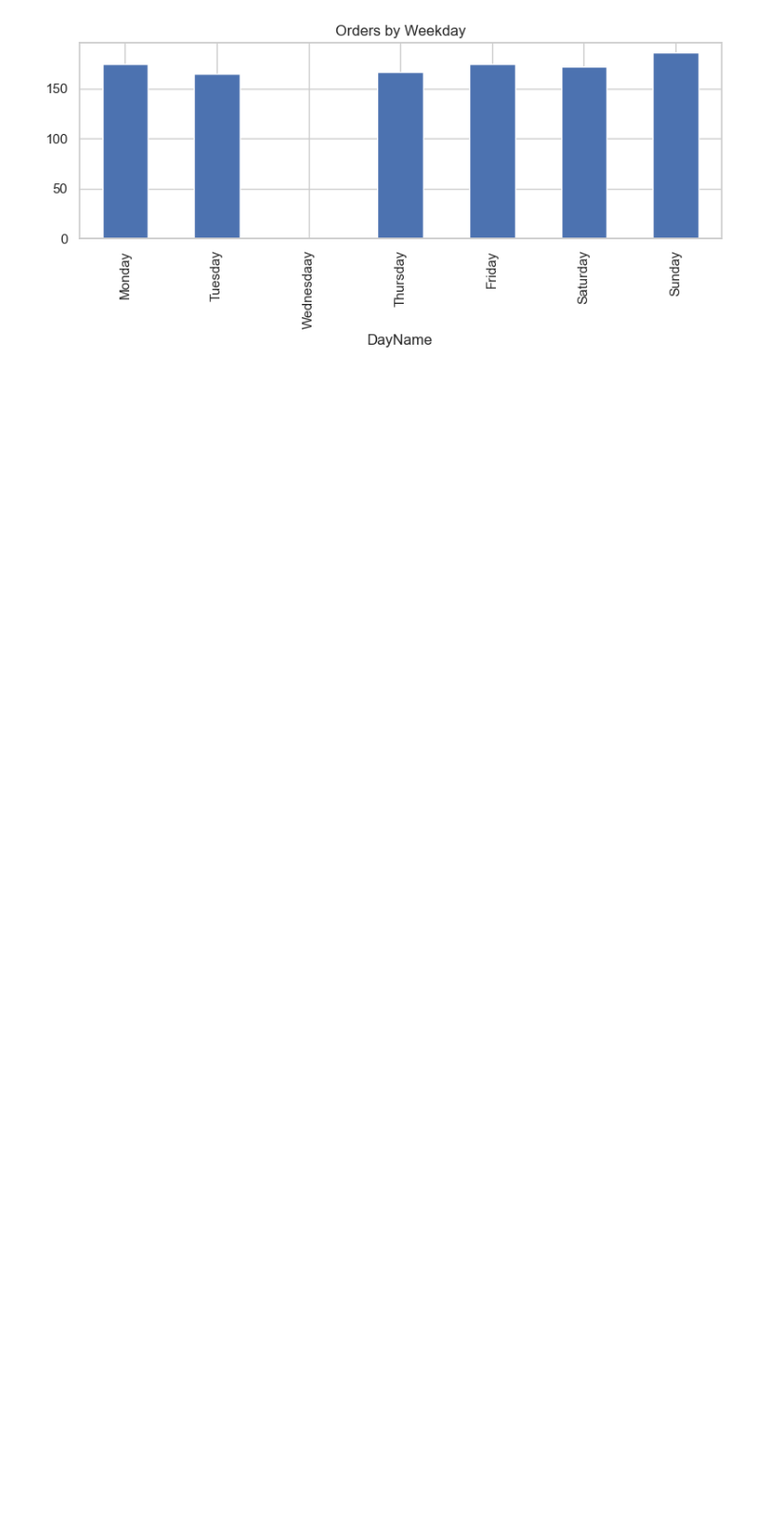
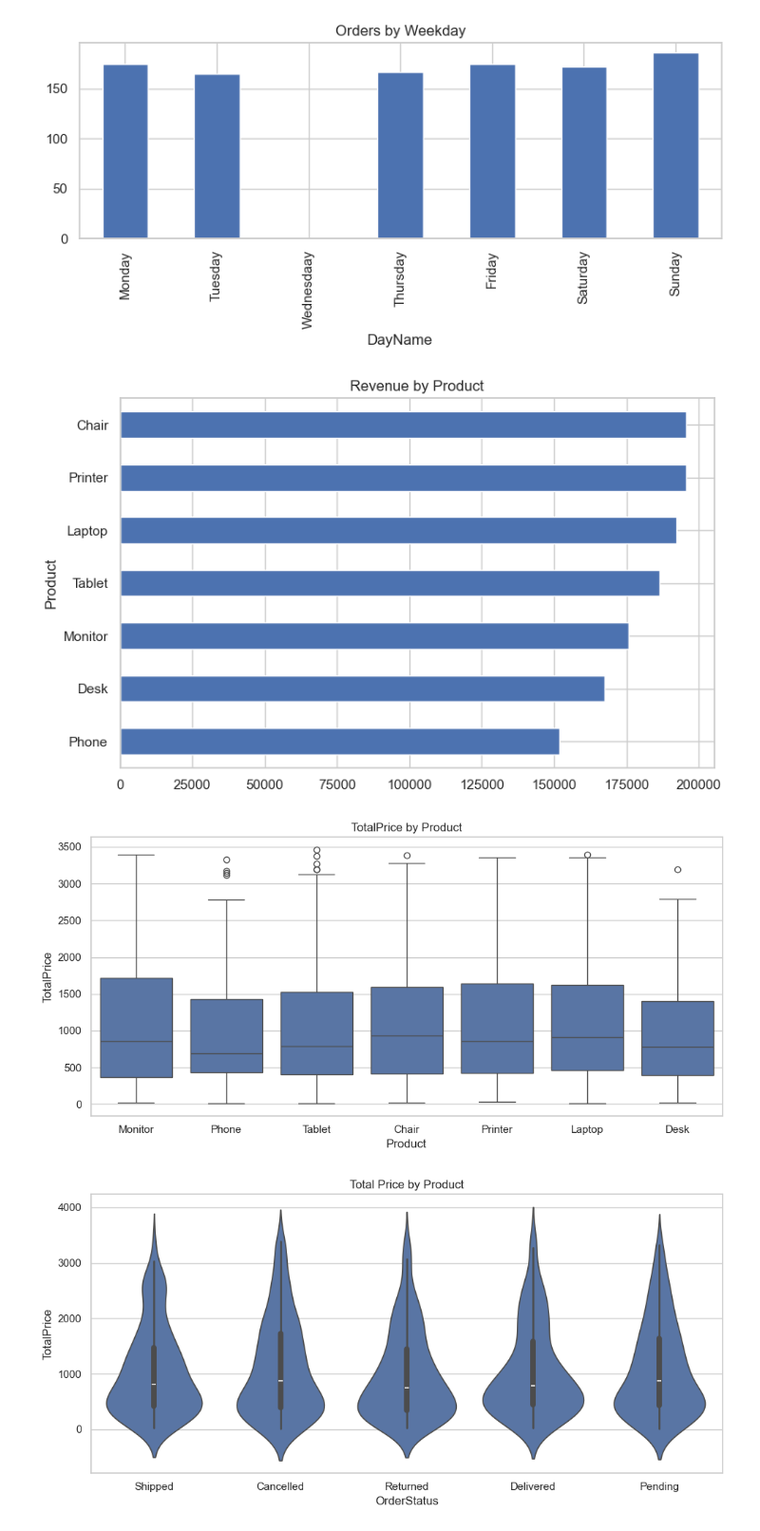
Before and after one commit to nasirali2024ag5310-arch/decodelabs-internship-project2, a Jupyter notebook: EDA_Project2.ipynb, the cells around one changed output. Shown at 95% size. Cells and saved outputs as stored; diff of their text form; code cells hidden in the pictures; blank space fills up the shorter version.

Commit message:
Business Analysis (Bivariate)

```diff
--- a/EDA_Project2.ipynb
+++ b/EDA_Project2.ipynb
@@ -256,3 +256,40 @@ save_show("11: Weekday")
 # %% [output]
 [figure]
 [figure]
+# %%
+# Business Analysis (Bivariate)
+#Product Performance
+df.groupby("Product").TotalPrice.agg(["count", "sum", "mean", "median"]).round(0).sort_values("sum", ascending=False)
+
+df.groupby("Product").TotalPrice.sum().sort_values().plot.barh(figsize= (8,5), title= "Revenue by Product")
+save_show("12: Product Revenue")
+
+plt.figure(figsize=(10,5))
+sns.boxplot(data = df, x="Product", y= "TotalPrice")
+plt.title("TotalPrice by Product")
+save_show("13: Product boxplots")
+
+# Order status analysis
+plt.figure(figsize=(10,5))
+sns.violinplot(data = df, x="OrderStatus", y="TotalPrice")
+plt.title("Total Price by Product")
+save_show("14: status violin")
+
+pd.crosstab(df.Product, df.OrderStatus, normalize="index").mul(100).plot.bar(stacked=True, figsize=(10,5), title ="Order status % by Product")
+plt.legend(title= "Order Status", loc = "upper left", bbox_to_anchor = (1,1))
+save_show("15: Status by Product")
+
+# Marketing: Referral source and coupons
+fig , ax = plt.subplots(1,2 , figsize=(12,4))
+df.groupby("ReferralSource").TotalPrice.sum().plot.bar(ax = ax[0], title=("Revenue by Referral Source"))
+df.groupby("CouponCode").TotalPrice.mean().plot.bar(ax = ax[1], title ="Avg Order by Coupon Code")
+save_show("16: Marketing")
+
+# Quaterly revenue by Product
+df.groupby(["Quarter", "Product"]).TotalPrice.sum().unstack().plot(figsize= (10, 5), marker= "o", title="Quaterly Revenue by product")
+plt.legend(title= "Order Status", loc = "upper left", bbox_to_anchor = (1,1))
+save_show("17: Quarter Product")
+# %% [output]
+[figure, added]
+[figure, added]
+[figure, added]
```
Also changed, not shown: parts of 1 cell of this notebook, 6 other files.
